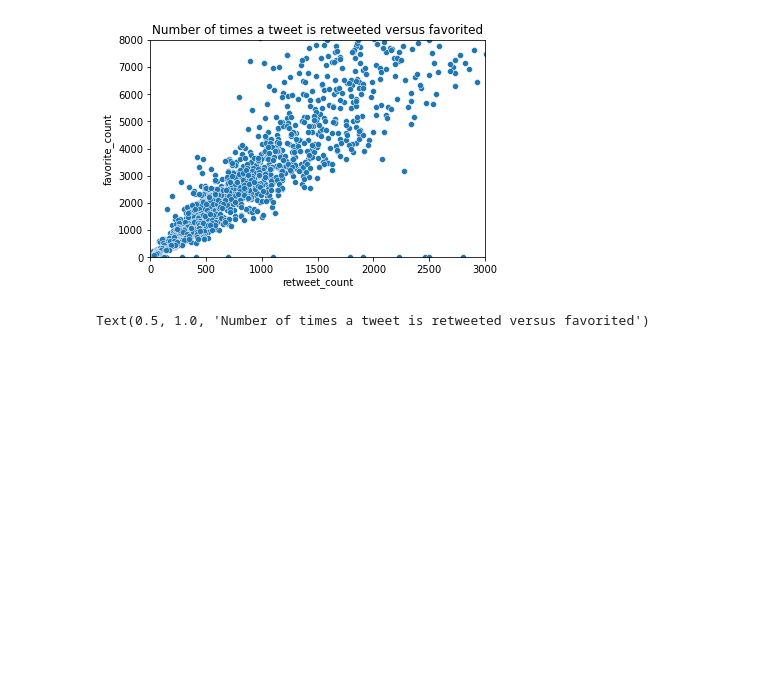
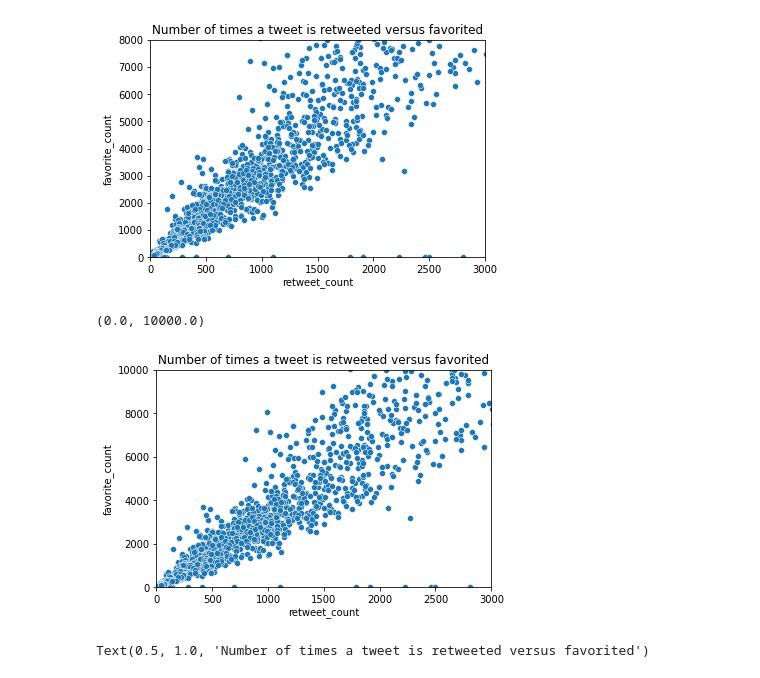
Before and after one commit to werdnamac/we_rate_dogs_analysis, a Jupyter notebook: wrangle_act.ipynb, the cells around one changed output. Saved outputs shown, nothing was run; the diff lists cells and outputs as text; code cells hidden in the pictures; blank space fills up the shorter version.

```diff
--- a/wrangle_act.ipynb
+++ b/wrangle_act.ipynb
@@ -1881,6 +1881,14 @@ plt.ylim(0,8000)
 # %% [output]
 (0.0, 8000.0)
 [figure]
+# %%
+sb.scatterplot(x="retweet_count", y="favorite_count", data= dog)
+plt.title('Number of times a tweet is retweeted versus favorited')
+plt.xlim(0,3000)
+plt.ylim(0,10000)
+# %% [output]
+(0.0, 10000.0)
+[figure, added]
 # %%
 # what if I reverse the x and y axes?
 
```
Also changed, not shown: parts of 30 cells of this notebook, 2 other files.
